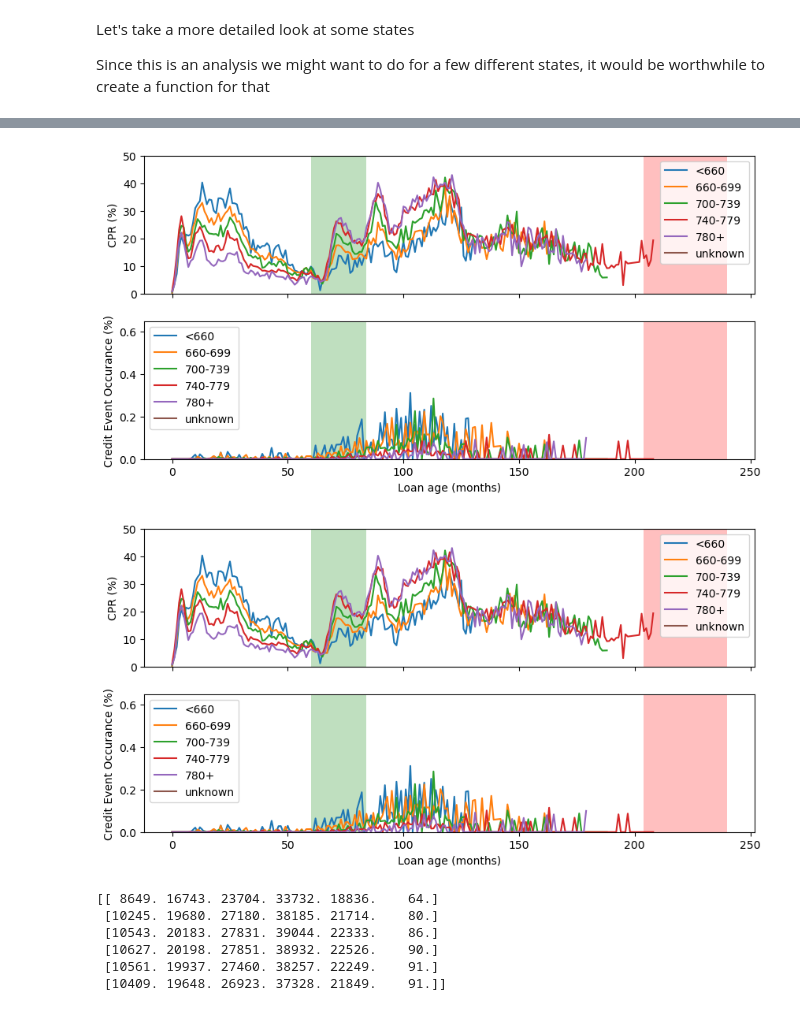
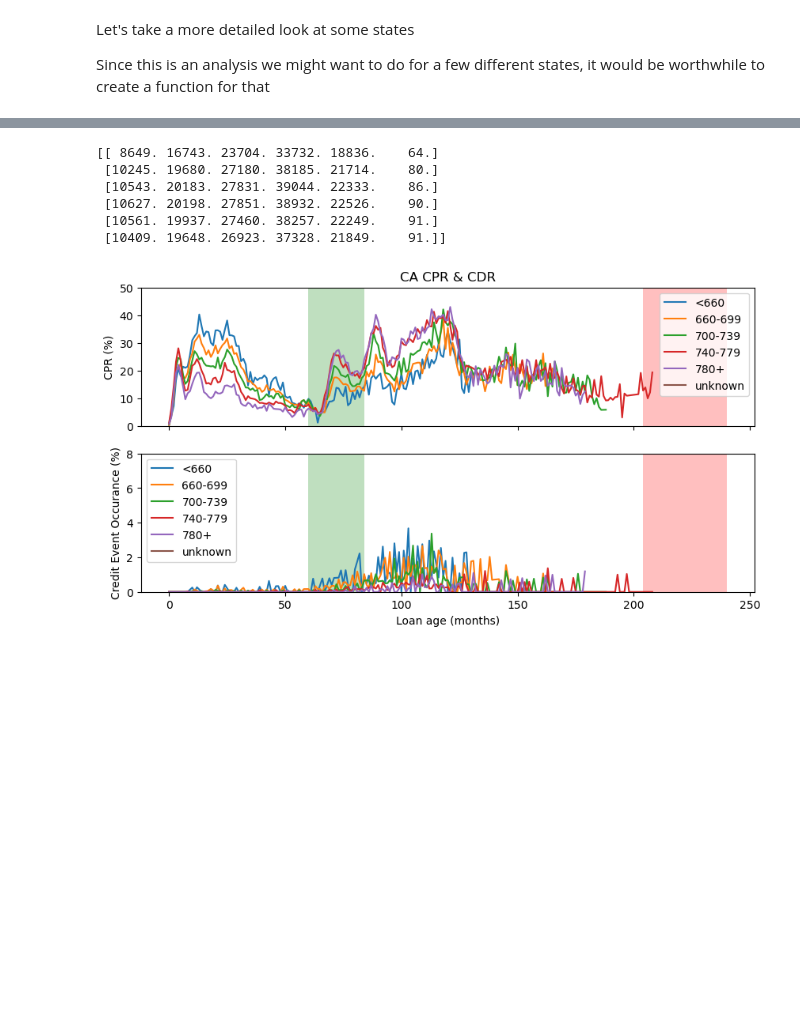
Before and after one commit to yousti001/freddie_prepayment, a Jupyter notebook: analysis/01_analysis.ipynb, the cells around one changed output, grey strips where cells are left out. Drawn from its saved outputs; the diff is of its cells as text; code cells hidden in the pictures; blank space fills up the shorter version.

```diff
--- a/analysis/01_analysis.ipynb
+++ b/analysis/01_analysis.ipynb
@@ -133,11 +161,12 @@ df_state["smm"] = df_state["prepaid"] / df_state["exposure"]  # Calculate and st
 df_state["cpr"] = 1 - (1 - df_state["smm"]) ** 12       # Calculate and store the CPR
 
 df_state["cep"] = df_state["credit_event"] / df_state["exposure"]       # Calculate and store the percentage of credit events
+df_state["cdr"] = 1 - (1 - df_state["cep"]) ** 12       # Calculate and store the CDR
 
 fig, ax = plt.subplots(2, 1, sharex=True, figsize=(10, 5))
 for f_state, g_state in df_state[df_state["exposure"] >= 500].groupby("property_state"):
     ax[0].plot(g_state["loan_age"], g_state["cpr"] * 100, label=f"{f_state}")
-    ax[1].plot(g_state["loan_age"], g_state["cep"] * 100, label=f"{f_state}")
+    ax[1].plot(g_state["loan_age"], g_state["cdr"] * 100, label=f"{f_state}")
 
 
 ax[1].set_xlabel("Loan age (months)")
@@ -148,10 +177,10 @@ ax[0].set_ylim(0, 45)
 ax[0].set_ylabel("CPR (%)")
 ax[0].legend()
 
-ax[1].fill_between(np.linspace(5*12, 7*12), .3, facecolor='green', alpha=.25)
-ax[1].fill_between(np.linspace(17*12, 20*12), .3, facecolor='red', alpha=.25)
-ax[1].set_ylim(0, .3)
-ax[1].set_ylabel("Credit Event Occurance (%)")
+ax[1].fill_between(np.linspace(5*12, 7*12), 5, facecolor='green', alpha=.25)
+ax[1].fill_between(np.linspace(17*12, 20*12), 5, facecolor='red', alpha=.25)
+ax[1].set_ylim(0, 5)
+ax[1].set_ylabel("CDR (%)")
 ax[1].legend()
 # %% [output]
 <matplotlib.legend.Legend at 0x...>
@@ -263,9 +221,5 @@ NY_data = fico_band_by_state(dataset='prepay_by_age_segment', state_ab='NY')[0]
-# %%
-CA_data = fico_band_by_state(dataset='prepay_by_age_segment', state_ab='CA')[0]
-# %% [output]
-[figure, removed]
 # %%
-def fico_band_by_state_test(dataset: str, state_ab: str, loan_term=360, bands_fico=bands, expo_lim=1000, ylim_0=50, ylim_1=.65):
+def fico_band_by_state(dataset: str, state_ab: str, loan_term=360, bands_fico=bands, expo_lim=1000, ylim_0=50, ylim_1=5):
 
     sql_prompt = text("""
             SELECT loan_age, fico_band,
@@ -280,18 +234,19 @@ def fico_band_by_state_test(dataset: str, state_ab: str, loan_term=360, bands_fi
             ORDER BY loan_age, fico_band
         """).bindparams(loan_length=loan_term, loan_state=state_ab)
 
-    df_state = pd.read_sql(sql_prompt, engine, params={"data_base": dataset, "loan_t": loan_term, "ab_state": state_ab})
+    df_state = pd.read_sql(sql_prompt, engine)
 
     df_state["fico_band"] = pd.Categorical(df_state["fico_band"], categories=bands_fico, ordered=True)
 
     df_state["smm"] = df_state["prepaid"] / df_state["exposure"]  # Calculate and store the SMM
     df_state["cpr"] = 1 - (1 - df_state["smm"]) ** 12       # Calculate and store the CPR
     df_state["cep"] = df_state["credit_event"] / df_state["exposure"]       # Calculate and store the percentage of credit events
+    df_state["cdr"] = 1 - (1 - df_state["cep"]) ** 12       # Calculate and store the CPR
 
     fig, ax = plt.subplots(2, 1, sharex=True, figsize=(10, 5))
-    for MI_score, MI_fico in df_state[df_state["exposure"] >= expo_lim].groupby("fico_band"):
-        ax[0].plot(MI_fico["loan_age"], MI_fico["cpr"] * 100, label=f"{MI_score}")
-        ax[1].plot(MI_fico["loan_age"], MI_fico["cep"] * 100, label=f"{MI_score}")
+    for st_score, st_fico in df_state[df_state["exposure"] >= expo_lim].groupby("fico_band"):
+        ax[0].plot(st_fico["loan_age"], st_fico["cpr"] * 100, label=f"{st_score}")
+        ax[1].plot(st_fico["loan_age"], st_fico["cdr"] * 100, label=f"{st_score}")
 
     ax[1].set_xlabel("Loan age (months)")
 
@@ -301,30 +256,30 @@ def fico_band_by_state_test(dataset: str, state_ab: str, loan_term=360, bands_fi
     ax[0].set_ylabel("CPR (%)")
     ax[0].legend()
 
-    ax[1].fill_between(np.linspace(5*12, 7*12), 3, facecolor='green', alpha=.25)
-    ax[1].fill_between(np.linspace(17*12, 20*12), 3, facecolor='red', alpha=.25)
+    ax[1].fill_between(np.linspace(5*12, 7*12), 100, facecolor='green', alpha=.25)
+    ax[1].fill_between(np.linspace(17*12, 20*12), 100, facecolor='red', alpha=.25)
     ax[1].set_ylim(0, ylim_1)
     ax[1].set_ylabel("Credit Event Occurance (%)")
     ax[1].legend()
 
     return df_state, ax
 # %%
-CA_data = fico_band_by_state_test(dataset='prepay_by_age_segment', state_ab='CA')[0]
+CA_data, CA_ax = fico_band_by_state(dataset='prepay_by_age_segment', state_ab='CA', ylim_1=8)
+CA_ax[0].set_title('CA CPR & CDR')
+
+exposure_fico_bands_CA = np.zeros([6,len(bands)])
+
+for i in range(len(bands)):
+    fico_band_data = CA_data[CA_data['fico_band']==bands[i]]['exposure']
+    exposure_fico_bands_CA[:,i] = np.array(fico_band_data[:6])
+
+print(exposure_fico_bands_CA)
 # %% [output]
+[[ 8649. 16743. 23704. 33732. 18836.    64.]
+ [10245. 19680. 27180. 38185. 21714.    80.]
+ [10543. 20183. 27831. 39044. 22333.    86.]
+ [10627. 20198. 27851. 38932. 22526.    90.]
+ [10561. 19937. 27460. 38257. 22249.    91.]
+ [10409. 19648. 26923. 37328. 21849.    91.]]
-[figure, old version]
+[figure, new version]
-# %%
-exposure_fico_bands_CA = np.zeros([6,len(bands)])
-
-for i in range(len(bands)):
-    fico_band_data = CA_data[CA_data['fico_band']==bands[i]]['exposure']
-    exposure_fico_bands_CA[:,i] = np.array(fico_band_data[:6])
-
-print(exposure_fico_bands_CA)
-# %% [output]
-[[ 8649. 16743. 23704. 33732. 18836.    64.]
- [10245. 19680. 27180. 38185. 21714.    80.]
- [10543. 20183. 27831. 39044. 22333.    86.]
- [10627. 20198. 27851. 38932. 22526.    90.]
- [10561. 19937. 27460. 38257. 22249.    91.]
- [10409. 19648. 26923. 37328. 21849.    91.]]
 # %%
```
Also changed, not shown: parts of 36 cells of this notebook, 19 other files.
